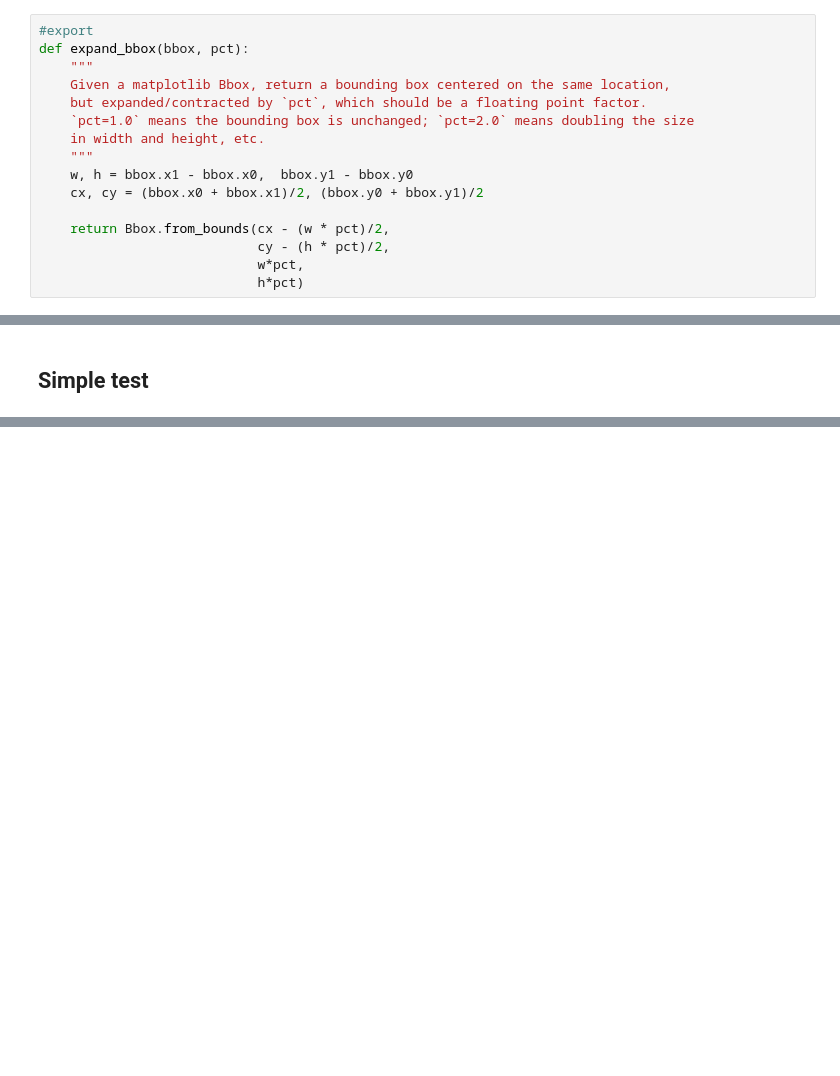
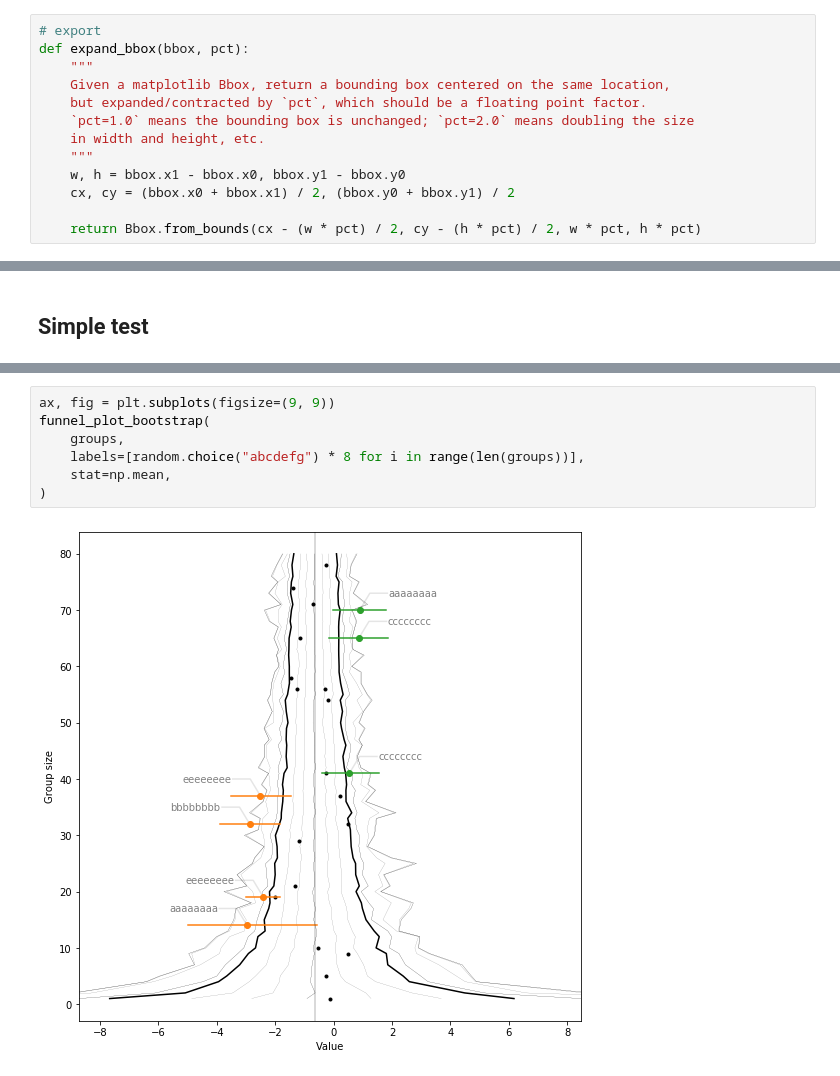
Before and after one commit to johnhw/funnelplot, a Jupyter notebook: 00_core.ipynb, the cells around one changed output, grey strips where cells are left out. Drawn from its saved outputs; the diff is of its cells as text; blank space fills up the shorter version.

Commit message:
Added bootstrap and docstrings

```diff
--- a/00_core.ipynb
+++ b/00_core.ipynb
@@ -18,7 +18,7 @@ from matplotlib.transforms import Bbox
 def ci_width(group_size, band):
         return band / np.sqrt(group_size)
 # %%
-#export
+# export
 def expand_bbox(bbox, pct):
     """
     Given a matplotlib Bbox, return a bounding box centered on the same location,
@@ -26,11 +26,8 @@ def expand_bbox(bbox, pct):
     `pct=1.0` means the bounding box is unchanged; `pct=2.0` means doubling the size
     in width and height, etc.
     """
-    w, h = bbox.x1 - bbox.x0,  bbox.y1 - bbox.y0
-    cx, cy = (bbox.x0 + bbox.x1)/2, (bbox.y0 + bbox.y1)/2
+    w, h = bbox.x1 - bbox.x0, bbox.y1 - bbox.y0
+    cx, cy = (bbox.x0 + bbox.x1) / 2, (bbox.y0 + bbox.y1) / 2
 
-    return Bbox.from_bounds(cx - (w * pct)/2,
-                            cy - (h * pct)/2,
-                            w*pct,
-                            h*pct)
+    return Bbox.from_bounds(cx - (w * pct) / 2, cy - (h * pct) / 2, w * pct, h * pct)
 # %%
@@ -155,0 +336,9 @@ ModuleNotFoundError: No module named 'pymc3'
+# %%
+ax, fig = plt.subplots(figsize=(9, 9))
+funnel_plot_bootstrap(
+    groups,
+    labels=[random.choice("abcdefg") * 8 for i in range(len(groups))],
+    stat=np.mean,
+)
+# %% [output]
+[figure, added]
```
Also changed, not shown: parts of 13 cells of this notebook, 5 other files.
